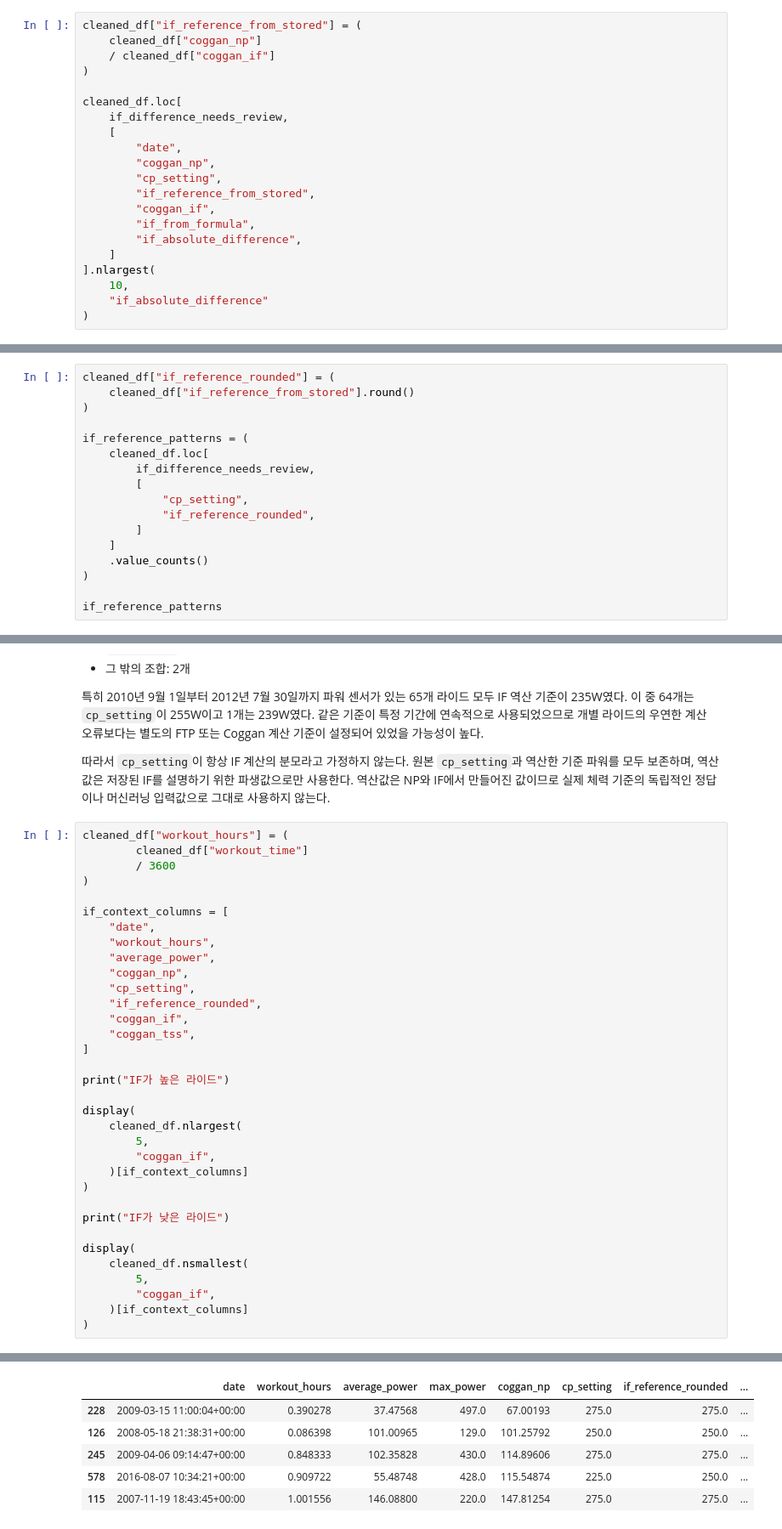
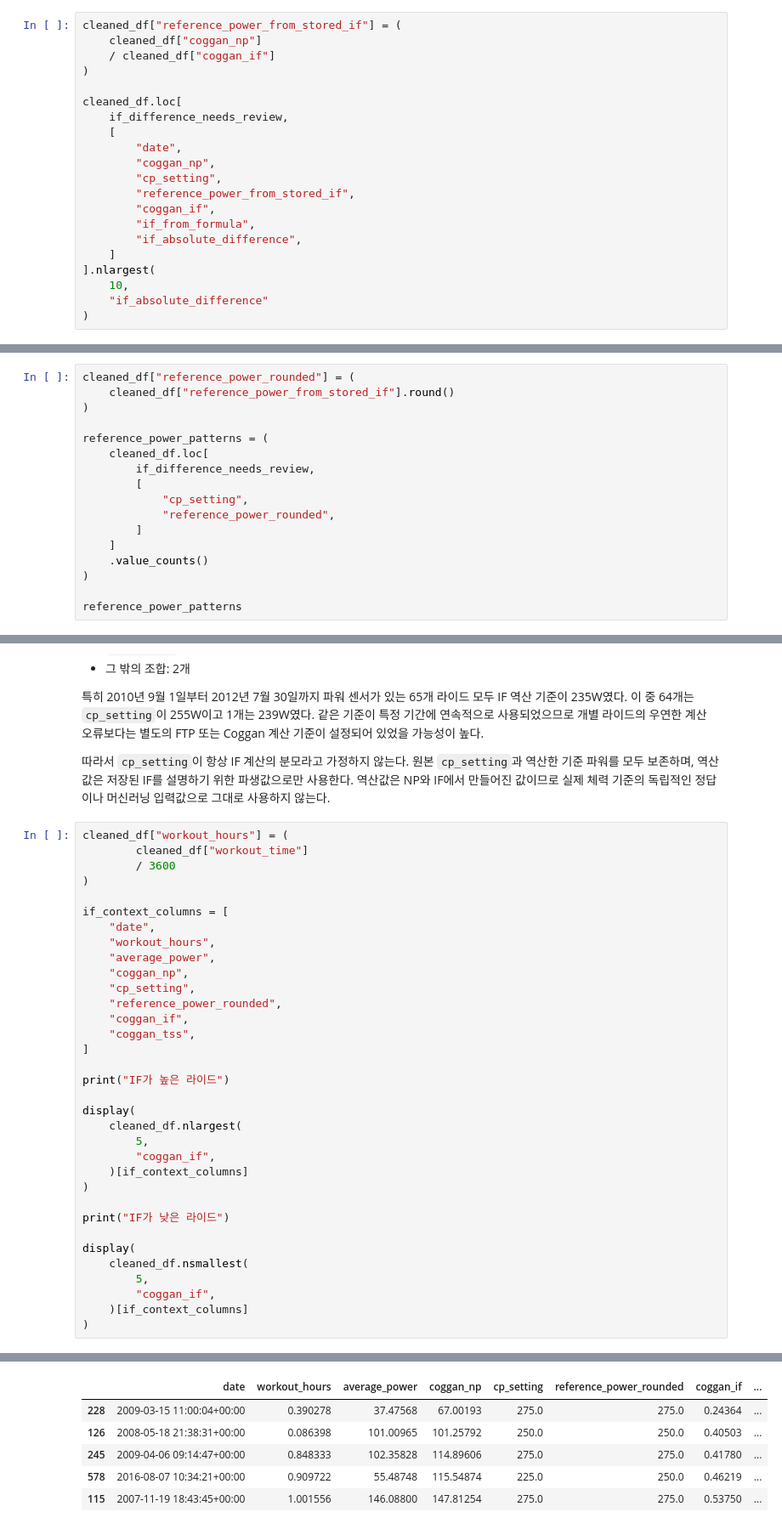
Before and after one commit to jhh0107gsc-hub/cycling, a Jupyter notebook: notebooks/01_goldencheetah_exploration.ipynb, the cells around one changed output, grey strips where cells are left out. Shown at 85% size. Saved outputs shown, nothing was run; the diff lists cells and outputs as text.

```diff
--- a/notebooks/01_goldencheetah_exploration.ipynb
+++ b/notebooks/01_goldencheetah_exploration.ipynb
@@ -974,7 +974,7 @@ print(
 # %% [output]
 IF 기준 불일치: 90
 # %%
-cleaned_df["if_reference_from_stored"] = (
+cleaned_df["reference_power_from_stored_if"] = (
     cleaned_df["coggan_np"]
     / cleaned_df["coggan_if"]
 )
@@ -985,7 +985,7 @@ cleaned_df.loc[
         "date",
         "coggan_np",
         "cp_setting",
-        "if_reference_from_stored",
+        "reference_power_from_stored_if",
         "coggan_if",
         "if_from_formula",
         "if_absolute_difference",
@@ -1007,20 +1007,20 @@ cleaned_df.loc[
 | 369 | 2010-09-22 16:11:33+00:00 | 234.37438 | 255.0 | 234.999479 | 0.99734 | 0.919115 | ... |
 | 575 | 2016-05-05 11:57:18+00:00 | 173.68722 | 225.0 | 249.999597 | 0.69475 | 0.771943 | ... |
 # %%
-cleaned_df["if_reference_rounded"] = (
-    cleaned_df["if_reference_from_stored"].round()
+cleaned_df["reference_power_rounded"] = (
+    cleaned_df["reference_power_from_stored_if"].round()
 )
 
-if_reference_patterns = (
+reference_power_patterns = (
     cleaned_df.loc[
         if_difference_needs_review,
         [
             "cp_setting",
-            "if_reference_rounded",
+            "reference_power_rounded",
         ]
     ]
     .value_counts()
 )
 
-if_reference_patterns
+reference_power_patterns
 # %% [output]
@@ -1141,7 +1141,7 @@ if_context_columns = [
     "average_power",
     "coggan_np",
     "cp_setting",
-    "if_reference_rounded",
+    "reference_power_rounded",
     "coggan_if",
     "coggan_tss",
 ]
@@ -1174,10 +1174,10 @@ IF가 높은 라이드
 IF가 낮은 라이드
-|  | date | workout_hours | average_power | max_power | coggan_np | cp_setting | if_reference_rounded | ... |
-| 228 | 2009-03-15 11:00:04+00:00 | 0.390278 | 37.47568 | 497.0 | 67.00193 | 275.0 | 275.0 | ... |
-| 126 | 2008-05-18 21:38:31+00:00 | 0.086398 | 101.00965 | 129.0 | 101.25792 | 250.0 | 250.0 | ... |
-| 245 | 2009-04-06 09:14:47+00:00 | 0.848333 | 102.35828 | 430.0 | 114.89606 | 275.0 | 275.0 | ... |
-| 578 | 2016-08-07 10:34:21+00:00 | 0.909722 | 55.48748 | 428.0 | 115.54874 | 225.0 | 250.0 | ... |
-| 115 | 2007-11-19 18:43:45+00:00 | 1.001556 | 146.08800 | 220.0 | 147.81254 | 275.0 | 275.0 | ... |
+|  | date | workout_hours | average_power | coggan_np | cp_setting | reference_power_rounded | coggan_if | ... |
+| 228 | 2009-03-15 11:00:04+00:00 | 0.390278 | 37.47568 | 67.00193 | 275.0 | 275.0 | 0.24364 | ... |
+| 126 | 2008-05-18 21:38:31+00:00 | 0.086398 | 101.00965 | 101.25792 | 250.0 | 250.0 | 0.40503 | ... |
+| 245 | 2009-04-06 09:14:47+00:00 | 0.848333 | 102.35828 | 114.89606 | 275.0 | 275.0 | 0.41780 | ... |
+| 578 | 2016-08-07 10:34:21+00:00 | 0.909722 | 55.48748 | 115.54874 | 225.0 | 250.0 | 0.46219 | ... |
+| 115 | 2007-11-19 18:43:45+00:00 | 1.001556 | 146.08800 | 147.81254 | 275.0 | 275.0 | 0.53750 | ... |
 # %% [markdown]
 ### IF 극단값 확인 결과
 
```
Also changed, not shown: parts of 43 cells of this notebook.
